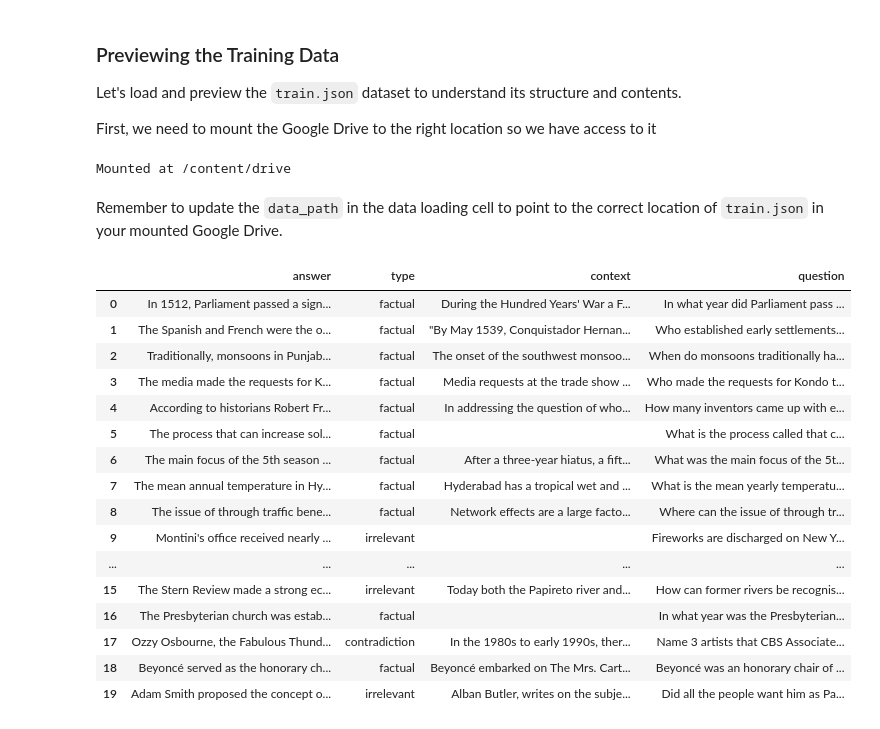
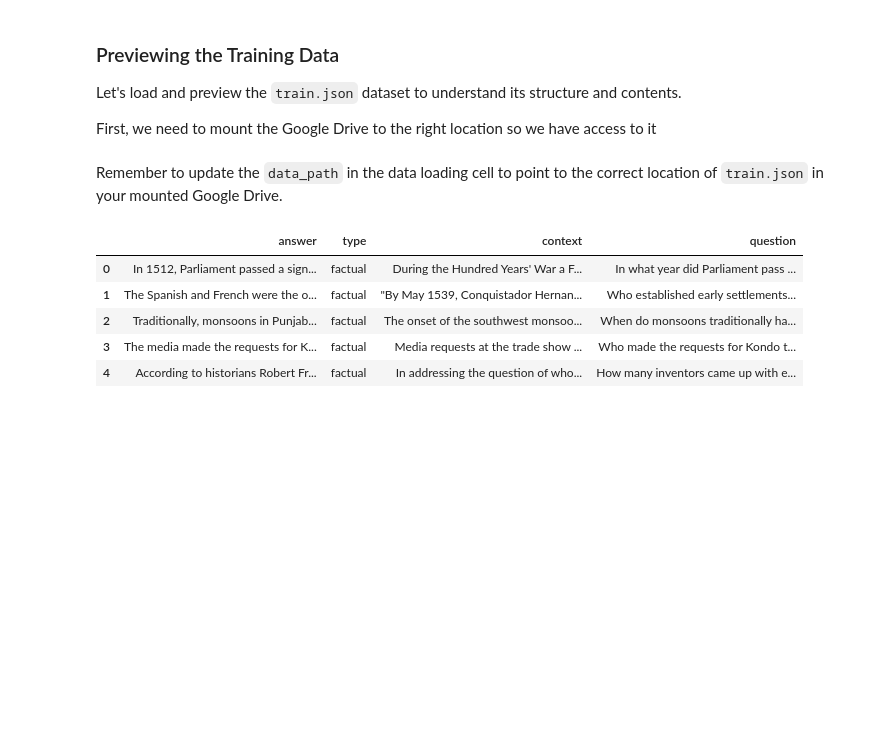
Before and after one commit to sanchitram1/bayesic-instinct, a Jupyter notebook: notebook.ipynb, the cells around one changed output. Drawn from its saved outputs; the diff is of its cells as text; code cells hidden in the pictures; blank space fills up the shorter version.

```diff
--- a/notebook.ipynb
+++ b/notebook.ipynb
@@ -36,18 +36,17 @@ Let's load and preview the `train.json` dataset to understand its structure and
 
 First, we need to mount the Google Drive to the right location so we have access to it
 # %%
-from google.colab import drive
+# from google.colab import drive
 import pandas as pd
 import json
 
-drive.mount('/content/drive')
+# drive.mount('/content/drive')
-# %% [output]
-Mounted at /content/drive
 # %%
 # Load the train.json file
-data_path = "/content/drive/MyDrive/the bayes-ic instinct/data/train.json"
+# data_path = "/content/drive/MyDrive/the bayes-ic instinct/data/train.json"
+data_path = "./data/train.json"
 
-with open(data_path, 'r', encoding='utf-8') as f:
+with open(data_path, "r", encoding="utf-8") as f:
     data = json.load(f)
 
 # Convert to DataFrame
@@ -56,30 +55,19 @@ train_df = pd.DataFrame(data)
 # Show the first 50 rows
 # train_df.head(50)
 
-data_path = "/content/drive/MyDrive/the bayes-ic instinct/data/test.json"
-with open(data_path, 'r', encoding='utf-8') as f:
-    data = json.load(f)
-test_df = pd.DataFrame(data)
+# data_path = "/content/drive/MyDrive/the bayes-ic instinct/data/test.json"
+# with open(data_path, "r", encoding="utf-8") as f:
+#     data = json.load(f)
+# test_df = pd.DataFrame(data)
 # %% [markdown]
 Remember to update the `data_path` in the data loading cell to point to the correct location of `train.json` in your mounted Google Drive.
 # %%
-pd.set_option('display.max_colwidth', 1000)
-train_df.head(20)
+pd.set_option("display.max_colwidth", 1000)
+train_df.head(5)
 # %% [output]
 |  | answer | type | context | question |
 | 0 | In 1512, Parliament passed a sign... | factual | During the Hundred Years' War a F... | In what year did Parliament pass ... |
 | 1 | The Spanish and French were the o... | factual | "By May 1539, Conquistador Hernan... | Who established early settlements... |
 | 2 | Traditionally, monsoons in Punjab... | factual | The onset of the southwest monsoo... | When do monsoons traditionally ha... |
 | 3 | The media made the requests for K... | factual | Media requests at the trade show ... | Who made the requests for Kondo t... |
 | 4 | According to historians Robert Fr... | factual | In addressing the question of who... | How many inventors came up with e... |
-| 5 | The process that can increase sol... | factual |  | What is the process called that c... |
-| 6 | The main focus of the 5th season ... | factual | After a three-year hiatus, a fift... | What was the main focus of the 5t... |
-| 7 | The mean annual temperature in Hy... | factual | Hyderabad has a tropical wet and ... | What is the mean yearly temperatu... |
-| 8 | The issue of through traffic bene... | factual | Network effects are a large facto... | Where can the issue of through tr... |
-| 9 | Montini's office received nearly ... | irrelevant |  | Fireworks are discharged on New Y... |
-| ... | ... | ... | ... | ... |
-| 15 | The Stern Review made a strong ec... | irrelevant | Today both the Papireto river and... | How can former rivers be recognis... |
-| 16 | The Presbyterian church was estab... | factual |  | In what year was the Presbyterian... |
-| 17 | Ozzy Osbourne, the Fabulous Thund... | contradiction | In the 1980s to early 1990s, ther... | Name 3 artists that CBS Associate... |
-| 18 | Beyoncé served as the honorary ch... | factual | Beyoncé embarked on The Mrs. Cart... | Beyoncé was an honorary chair of ... |
-| 19 | Adam Smith proposed the concept o... | irrelevant | Alban Butler, writes on the subje... | Did all the people want him as Pa... |
```
Also changed, not shown: parts of 17 cells of this notebook, 4 other files.
